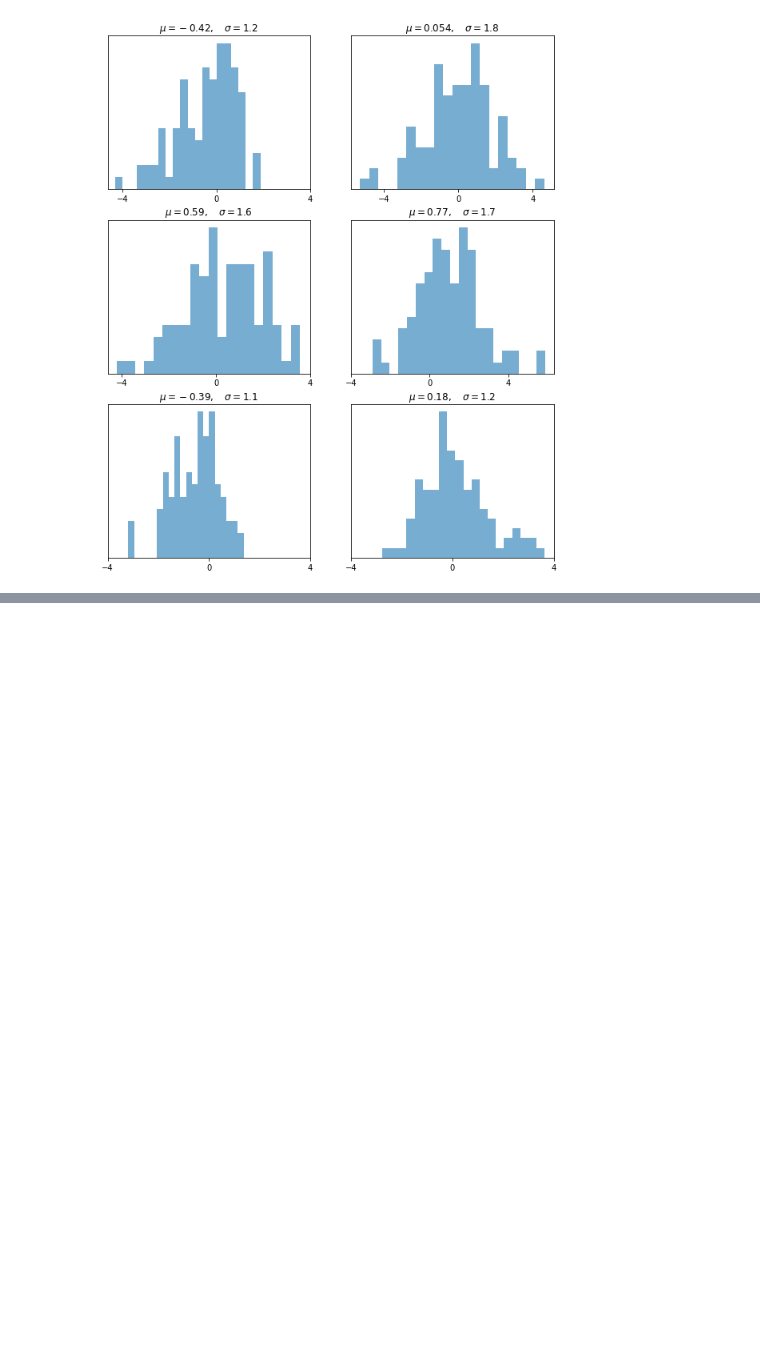
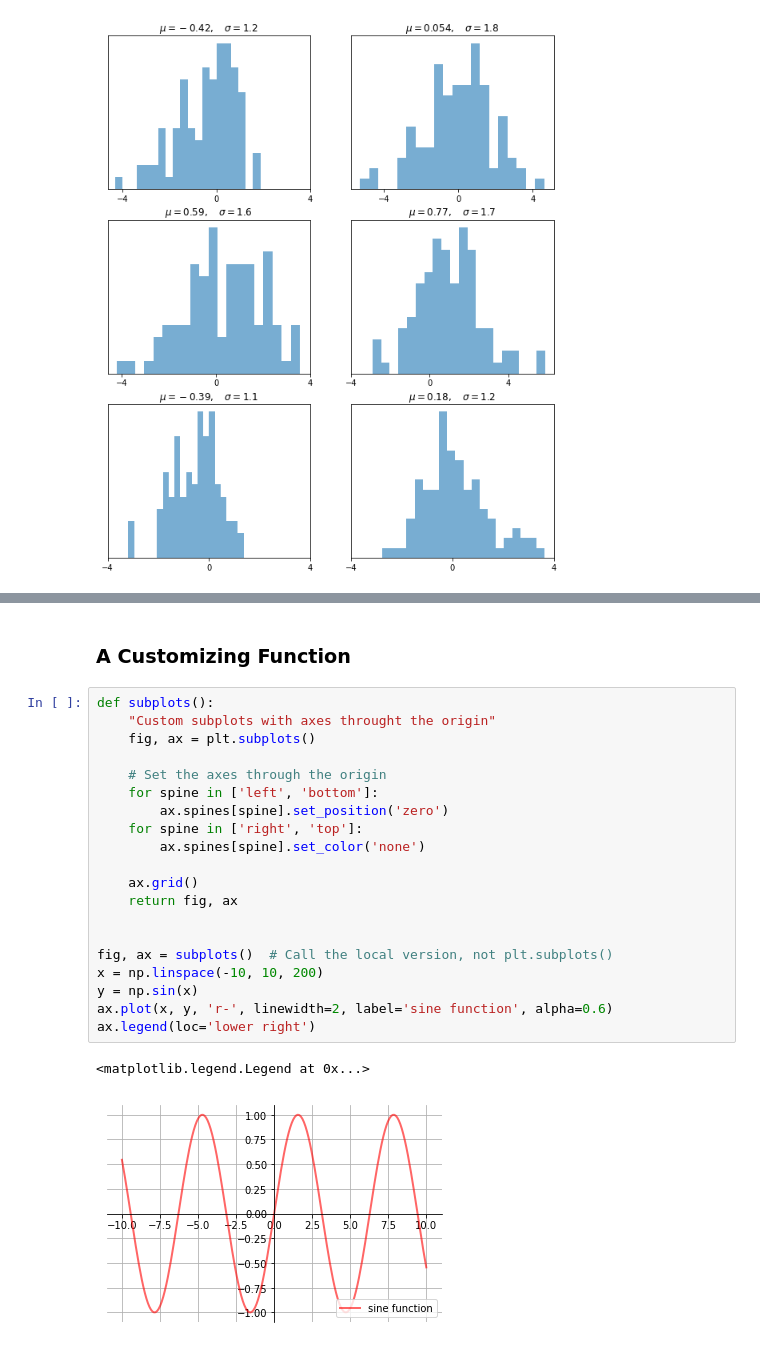
Before and after one commit to sjvasconcello/quantecon, a Jupyter notebook: scientificLibraries/Learn Matplotlib.ipynb, the cells around one changed output, grey strips where cells are left out. Saved outputs shown, nothing was run; the diff lists cells and outputs as text; blank space fills up the shorter version.

```diff
--- a/scientificLibraries/Learn Matplotlib.ipynb
+++ b/scientificLibraries/Learn Matplotlib.ipynb
@@ -119,0 +124,25 @@ plt.show()
+# %% [markdown]
+### A Customizing Function
+# %%
+def subplots():
+    "Custom subplots with axes throught the origin"
+    fig, ax = plt.subplots()
+
+    # Set the axes through the origin
+    for spine in ['left', 'bottom']:
+        ax.spines[spine].set_position('zero')
+    for spine in ['right', 'top']:
+        ax.spines[spine].set_color('none')
+
+    ax.grid()
+    return fig, ax
+
+
+fig, ax = subplots()  # Call the local version, not plt.subplots()
+x = np.linspace(-10, 10, 200)
+y = np.sin(x)
+ax.plot(x, y, 'r-', linewidth=2, label='sine function', alpha=0.6)
+ax.legend(loc='lower right')
+# %% [output]
+<matplotlib.legend.Legend at 0x...>
+[figure, added]
```
Also changed, not shown: parts of 4 cells of this notebook, 1 other file.
